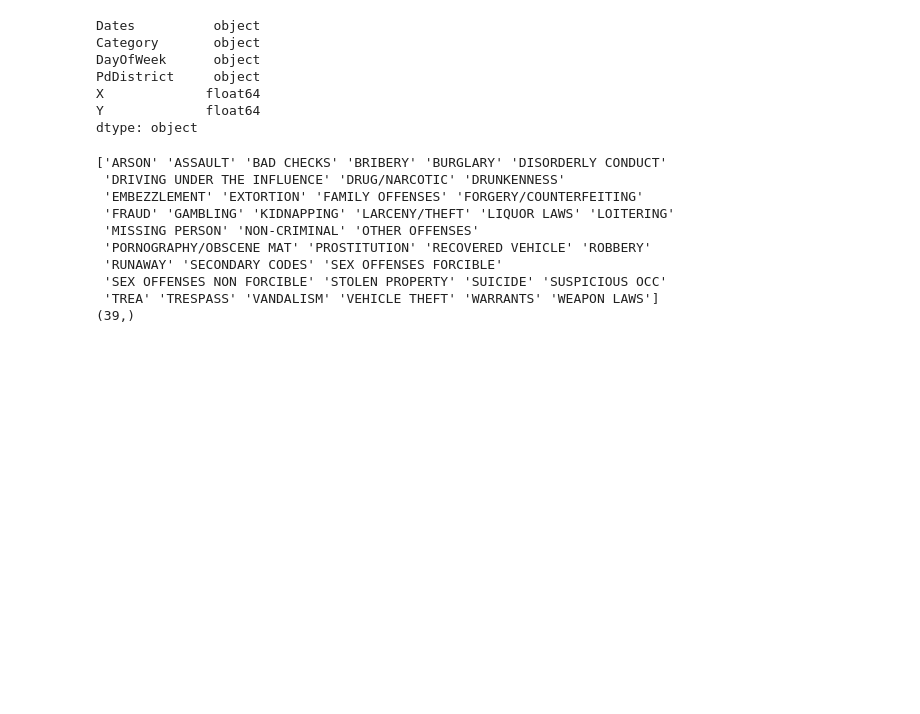
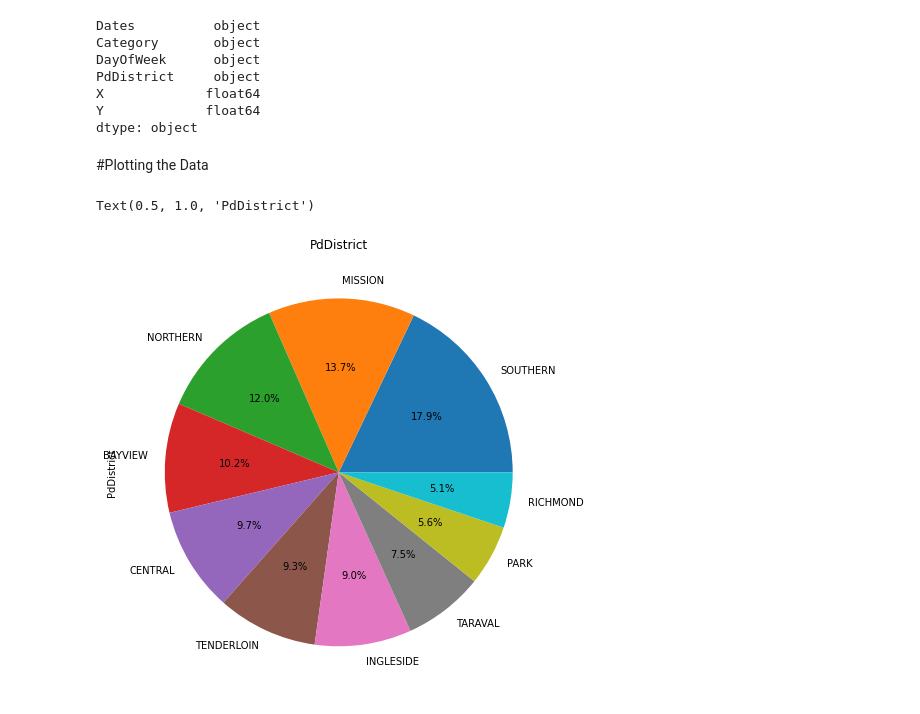
Before and after one commit to Pink-Raccoon/MLDM_KaggleProjekt, a Jupyter notebook: KaggleMiniprojekt.ipynb, the cells around one changed output. Cells and saved outputs as stored; diff of their text form; code cells hidden in the pictures; blank space fills up the shorter version.

```diff
--- a/KaggleMiniprojekt.ipynb
+++ b/KaggleMiniprojekt.ipynb
@@ -73,21 +75,12 @@ test_data["Hour"] = date.dt.day
 test_data["Minute"] = date.dt.minute
 test_data = test_data.drop(columns=['Dates'])
 test_data.dropna(inplace=True)
-# %%
-df = pd.DataFrame(train_data,columns=['Category'])
-category_arr=np.unique(df.to_numpy())
-print(category_arr)
-print(category_arr.shape)
-#Give each Category a number
-category_num = []
-# %% [output]
-['ARSON' 'ASSAULT' 'BAD CHECKS' 'BRIBERY' 'BURGLARY' 'DISORDERLY CONDUCT'
- 'DRIVING UNDER THE INFLUENCE' 'DRUG/NARCOTIC' 'DRUNKENNESS'
- 'EMBEZZLEMENT' 'EXTORTION' 'FAMILY OFFENSES' 'FORGERY/COUNTERFEITING'
- 'FRAUD' 'GAMBLING' 'KIDNAPPING' 'LARCENY/THEFT' 'LIQUOR LAWS' 'LOITERING'
- 'MISSING PERSON' 'NON-CRIMINAL' 'OTHER OFFENSES'
- 'PORNOGRAPHY/OBSCENE MAT' 'PROSTITUTION' 'RECOVERED VEHICLE' 'ROBBERY'
- 'RUNAWAY' 'SECONDARY CODES' 'SEX OFFENSES FORCIBLE'
- 'SEX OFFENSES NON FORCIBLE' 'STOLEN PROPERTY' 'SUICIDE' 'SUSPICIOUS OCC'
- 'TREA' 'TRESPASS' 'VANDALISM' 'VEHICLE THEFT' 'WARRANTS' 'WEAPON LAWS']
-(39,)
+# %% [markdown]
+#Plotting the Data
+# %%
+plt.figure(figsize=(15,8))
+train_data['PdDistrict'].value_counts().plot.pie(autopct='%1.1f%%')
+plt.title('PdDistrict')
+# %% [output]
+Text(0.5, 1.0, 'PdDistrict')
+[figure, added]
```
Also changed, not shown: parts of 3 cells of this notebook.
